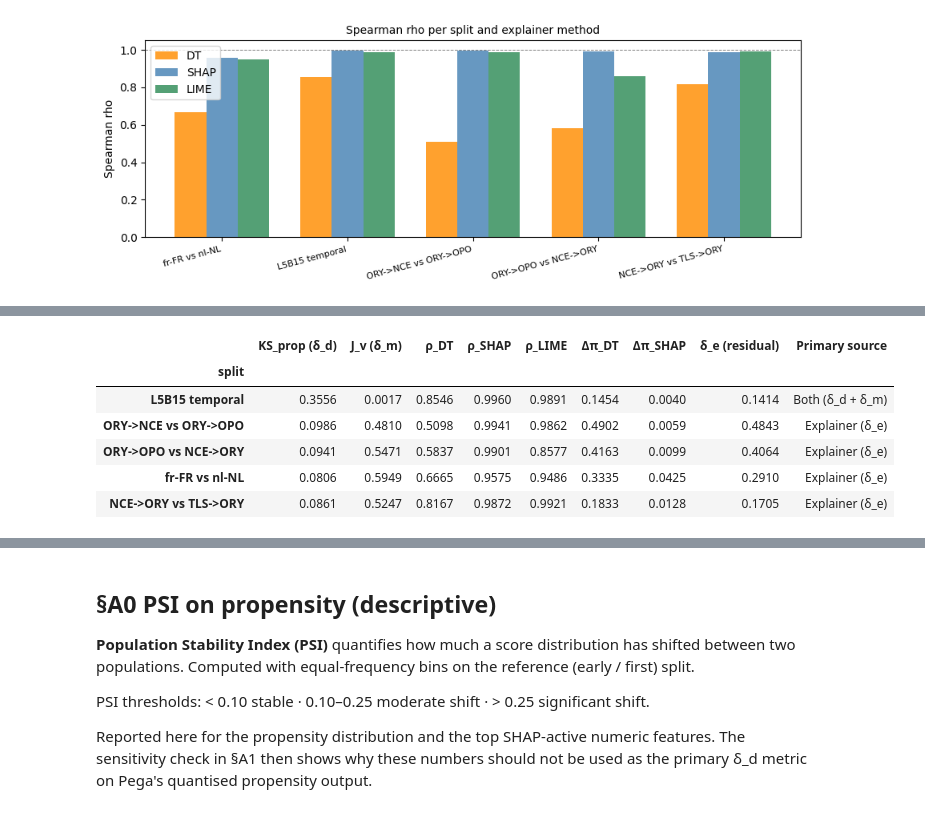
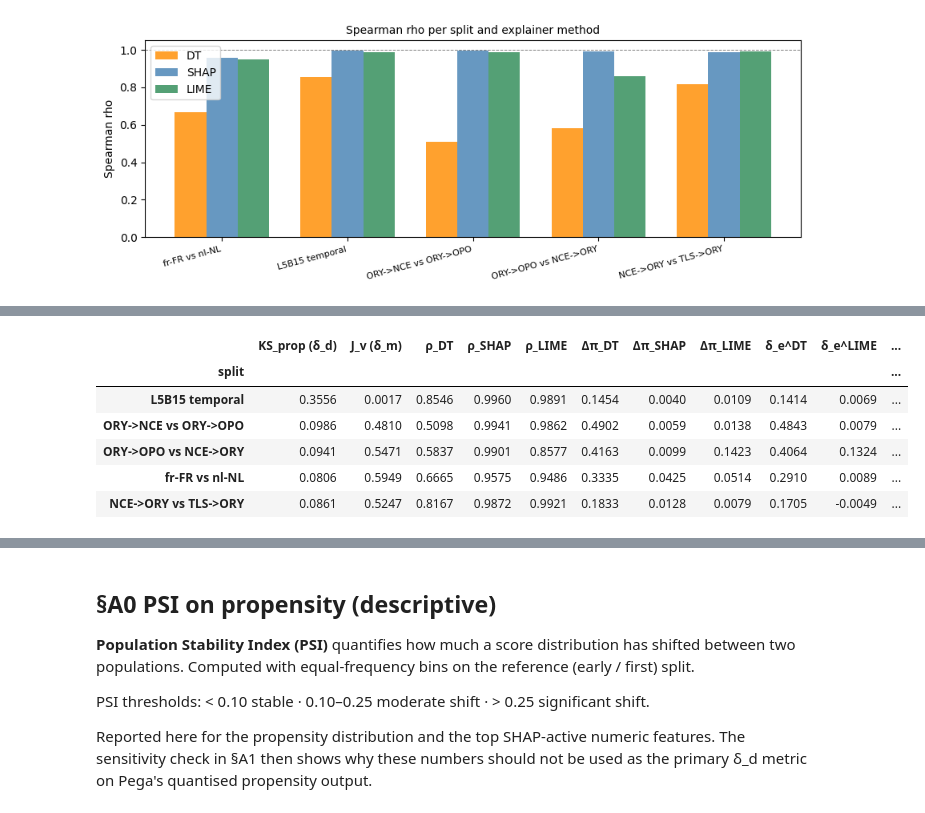
Before and after one commit to bosnbos/xai-fidelity-benchmark, a Jupyter notebook: notebooks/08_attribution.ipynb, the cells around one changed output, grey strips where cells are left out. Cells and saved outputs as stored; diff of their text form; code cells hidden in the pictures.

```diff
--- a/notebooks/08_attribution.ipynb
+++ b/notebooks/08_attribution.ipynb
@@ -318,6 +351,9 @@ PSI-based diagnostics are in Appendix A.
 # set. modelPerformance is effectively a categorical snapshot identifier with
 # heavy ties; Jaccard directly answers "how much snapshot overlap is there?"
 # without forcing categorical mixtures into a continuous-KS frame.
+#
+# δ_e is decomposed into two mechanisms — δ_e^DT (refit) and δ_e^LIME (sampling) —
+# both measured against SHAP as the deterministic reference.
 from scipy.stats import ks_2samp as _ks2
 
 def _ks_stat(s_a, s_b):
@@ -362,22 +398,20 @@ jaccard_v_lookup["fr-FR vs nl-NL"] = _jaccard(
 
 # ── Classify by primary instability source (effect-size thresholds) ───────
 # δ_d significant ⇔ KS_propensity ≥ 0.10
-# δ_m significant ⇔ Jaccard(modelVersion) ≤ 0.10  (see Appendix A §A4 for the
-#   sensitivity analysis that motivates this cutoff: J_v values are strongly
-#   bimodal — temporal splits sit near 0, in-time splits near 0.5 because
-#   Pega's modelVersion UUID changes on every micro-update, even when the
-#   model parameters barely move — so the threshold sits in the empty gap
-#   between the two clusters.)
-KS_PROP_THRESHOLD = 0.10
+# δ_m significant ⇔ Jaccard(modelVersion) ≤ 0.10  (see Appendix A §A4)
+#
+# Classifier uses ONLY KS_prop and J_v. δ_e^DT and δ_e^LIME are reported as
+# descriptive evidence — they are not classifier inputs.
+KS_PROP_THRESHOLD   = 0.10
 JACCARD_V_THRESHOLD = 0.10
 
 def _source(ks_d, j_v):
     d_sig = (not pd.isna(ks_d)) and ks_d >= KS_PROP_THRESHOLD
     m_sig = (not pd.isna(j_v))  and j_v  <= JACCARD_V_THRESHOLD
-    if not d_sig and not m_sig: return "Explainer (δ_e)"
-    if d_sig and not m_sig:     return "Dist. shift (δ_d)"
-    if m_sig and not d_sig:     return "Model churn (δ_m)"
-    return "Both (δ_d + δ_m)"
+    if not d_sig and not m_sig: return "Explainer"
+    if d_sig and not m_sig:     return "Dist. shift"
+    if m_sig and not d_sig:     return "Model churn"
+    return "Both"
 
 
 # ── Assemble attribution table ─────────────────────────────────────────────
@@ -395,16 +429,21 @@ for split in stab_pivot.index:
     rho_lime = stab_pivot.loc[split, "LIME"]
     dpi_dt   = 1 - rho_dt
     dpi_shap = 1 - rho_shap
+    dpi_lime = 1 - rho_lime
+    delta_e_dt   = round(rho_shap - rho_dt,   4)   # = dpi_dt   - dpi_shap
+    delta_e_lime = round(rho_shap - rho_lime, 4)   # = dpi_lime - dpi_shap
     attr_rows.append({
         "split":            split,
         "KS_prop (δ_d)":    ks_d,
         "J_v (δ_m)":        j_v,
-        "ρ_DT":             rho_dt,
-        "ρ_SHAP":           rho_shap,
-        "ρ_LIME":           rho_lime,
-        "Δπ_DT":            dpi_dt,
-        "Δπ_SHAP":          dpi_shap,
-        "δ_e (residual)":   dpi_dt - dpi_shap,
+        "ρ_DT":             round(rho_dt,   4),
+        "ρ_SHAP":           round(rho_shap, 4),
+        "ρ_LIME":           round(rho_lime, 4),
+        "Δπ_DT":            round(dpi_dt,   4),
+        "Δπ_SHAP":          round(dpi_shap, 4),
+        "Δπ_LIME":          round(dpi_lime, 4),
+        "δ_e^DT":           delta_e_dt,
+        "δ_e^LIME":         delta_e_lime,
         "Primary source":   _source(ks_d, j_v),
     })
 
@@ -412,16 +451,16 @@ attr_df = pd.DataFrame(attr_rows).set_index("split")
 
 is_temporal = attr_df.index.str.contains("temporal")
 attr_df = pd.concat([
-    attr_df[is_temporal].sort_values("δ_e (residual)", ascending=False),
-    attr_df[~is_temporal].sort_values("δ_e (residual)", ascending=False),
+    attr_df[is_temporal].sort_values("δ_e^DT", ascending=False),
+    attr_df[~is_temporal].sort_values("δ_e^DT", ascending=False),
 ])
 
 # ── Style and display ──────────────────────────────────────────────────────
 _SOURCE_COLORS = {
-    "Explainer (δ_e)":   "background-color: #dff0d8; font-weight: bold",
-    "Dist. shift (δ_d)": "background-color: #ffe0b2; font-weight: bold",
-    "Model churn (δ_m)": "background-color: #cce5ff; font-weight: bold",
-    "Both (δ_d + δ_m)":  "background-color: #f8d7da; font-weight: bold",
+    "Explainer":   "background-color: #dff0d8; font-weight: bold",
+    "Dist. shift": "background-color: #ffe0b2; font-weight: bold",
+    "Model churn": "background-color: #cce5ff; font-weight: bold",
+    "Both":        "background-color: #f8d7da; font-weight: bold",
 }
 def _highlight_source(col):
     return [_SOURCE_COLORS.get(v, "") for v in col]
@@ -430,11 +469,10 @@ float_cols = list(attr_df.select_dtypes(float).columns)
 print("Attribution summary — effect-size decomposition (L5B15)")
 print("  KS_prop (δ_d) = KS on propensity distribution                       (threshold ≥ 0.10)")
 print("  J_v     (δ_m) = Jaccard overlap on modelVersion sets                (threshold ≤ 0.10)")
-print("  Δπ_DT         = 1 − ρ_DT     (total observed instability)")
-print("  Δπ_SHAP       = 1 − ρ_SHAP   (system instability: δ_d + δ_m)")
-print("  δ_e (residual)= Δπ_DT − Δπ_SHAP   (explainer-driven gap)")
+print("  δ_e^DT        = ρ_SHAP − ρ_DT     (DT refit sensitivity, descriptive)")
+print("  δ_e^LIME      = ρ_SHAP − ρ_LIME   (LIME sampling sensitivity, descriptive)")
 print()
-print("  Green  = Explainer       both controlled")
+print("  Green  = Explainer       neither external trigger fired")
 print("  Orange = Dist. shift     δ_d significant only")
 print("  Blue   = Model churn     δ_m significant only")
 print("  Red    = Both            both significant")
@@ -445,15 +483,17 @@ display(
     .background_gradient(subset=["KS_prop (δ_d)"],            cmap="YlOrRd",  vmin=0,   vmax=0.5)
     .background_gradient(subset=["J_v (δ_m)"],                cmap="RdYlGn",  vmin=0,   vmax=1.0)
     .background_gradient(subset=["ρ_DT", "ρ_SHAP", "ρ_LIME"], cmap="RdYlGn",  vmin=0.4, vmax=1.0)
-    .background_gradient(subset=["Δπ_DT", "Δπ_SHAP"],         cmap="RdYlGn_r", vmin=0, vmax=0.5)
-    .background_gradient(subset=["δ_e (residual)"],            cmap="YlOrRd", vmin=0,   vmax=0.5)
+    .background_gradient(subset=["Δπ_DT", "Δπ_SHAP", "Δπ_LIME"], cmap="RdYlGn_r", vmin=0, vmax=0.5)
+    .background_gradient(subset=["δ_e^DT"],                   cmap="YlOrRd", vmin=0,   vmax=0.5)
+    .background_gradient(subset=["δ_e^LIME"],                 cmap="YlOrRd", vmin=0,   vmax=0.5)
     .apply(_highlight_source, subset=["Primary source"])
 )
 print()
-print("Note: p-values intentionally omitted — at n in the thousands they are sample-size")
-print("driven (e.g. fr-FR vs nl-NL: KS_AUC = 0.04 but p = 0.000). The KS statistic and")
-print("Jaccard overlap *are* the effect sizes; we threshold on them directly. PSI tables")
-print("are in Appendix A; the Jaccard-threshold sensitivity analysis is in §A4.")
+print("Note: classifier uses only KS_prop and J_v. δ_e^DT and δ_e^LIME are reported as")
+print("descriptive evidence — a large gap validates the Explainer label; a small gap qualifies")
+print("a Dist./Churn/Both label as also clean of explainer effects. p-values intentionally")
+print("omitted (at n in the thousands they are sample-size driven). PSI tables are in")
+print("Appendix A; the Jaccard-threshold sensitivity analysis is in §A4.")
 # %% [output]
 Attribution summary — effect-size decomposition (L5B15)
   KS_prop (δ_d) = KS on propensity distribution                       (threshold ≥ 0.10)
@@ -466,10 +505,10 @@ Attribution summary — effect-size decomposition (L5B15)
   Orange = Dist. shift     δ_d significant only
   Blue   = Model churn     δ_m significant only
   Red    = Both            both significant
-|  | KS_prop (δ_d) | J_v (δ_m) | ρ_DT | ρ_SHAP | ρ_LIME | Δπ_DT | Δπ_SHAP | δ_e (residual) | Primary source |
-| split |  |  |  |  |  |  |  |  |  |
-| L5B15 temporal | 0.3556 | 0.0017 | 0.8546 | 0.9960 | 0.9891 | 0.1454 | 0.0040 | 0.1414 | Both (δ_d + δ_m) |
-| ORY->NCE vs ORY->OPO | 0.0986 | 0.4810 | 0.5098 | 0.9941 | 0.9862 | 0.4902 | 0.0059 | 0.4843 | Explainer (δ_e) |
-| ORY->OPO vs NCE->ORY | 0.0941 | 0.5471 | 0.5837 | 0.9901 | 0.8577 | 0.4163 | 0.0099 | 0.4064 | Explainer (δ_e) |
-| fr-FR vs nl-NL | 0.0806 | 0.5949 | 0.6665 | 0.9575 | 0.9486 | 0.3335 | 0.0425 | 0.2910 | Explainer (δ_e) |
-| NCE->ORY vs TLS->ORY | 0.0861 | 0.5247 | 0.8167 | 0.9872 | 0.9921 | 0.1833 | 0.0128 | 0.1705 | Explainer (δ_e) |
+|  | KS_prop (δ_d) | J_v (δ_m) | ρ_DT | ρ_SHAP | ρ_LIME | Δπ_DT | Δπ_SHAP | Δπ_LIME | δ_e^DT | δ_e^LIME | ... |
+| split |  |  |  |  |  |  |  |  |  |  | ... |
+| L5B15 temporal | 0.3556 | 0.0017 | 0.8546 | 0.9960 | 0.9891 | 0.1454 | 0.0040 | 0.0109 | 0.1414 | 0.0069 | ... |
+| ORY->NCE vs ORY->OPO | 0.0986 | 0.4810 | 0.5098 | 0.9941 | 0.9862 | 0.4902 | 0.0059 | 0.0138 | 0.4843 | 0.0079 | ... |
+| ORY->OPO vs NCE->ORY | 0.0941 | 0.5471 | 0.5837 | 0.9901 | 0.8577 | 0.4163 | 0.0099 | 0.1423 | 0.4064 | 0.1324 | ... |
+| fr-FR vs nl-NL | 0.0806 | 0.5949 | 0.6665 | 0.9575 | 0.9486 | 0.3335 | 0.0425 | 0.0514 | 0.2910 | 0.0089 | ... |
+| NCE->ORY vs TLS->ORY | 0.0861 | 0.5247 | 0.8167 | 0.9872 | 0.9921 | 0.1833 | 0.0128 | 0.0079 | 0.1705 | -0.0049 | ... |
```
Also changed, not shown: parts of 9 cells of this notebook, 33 other files.
